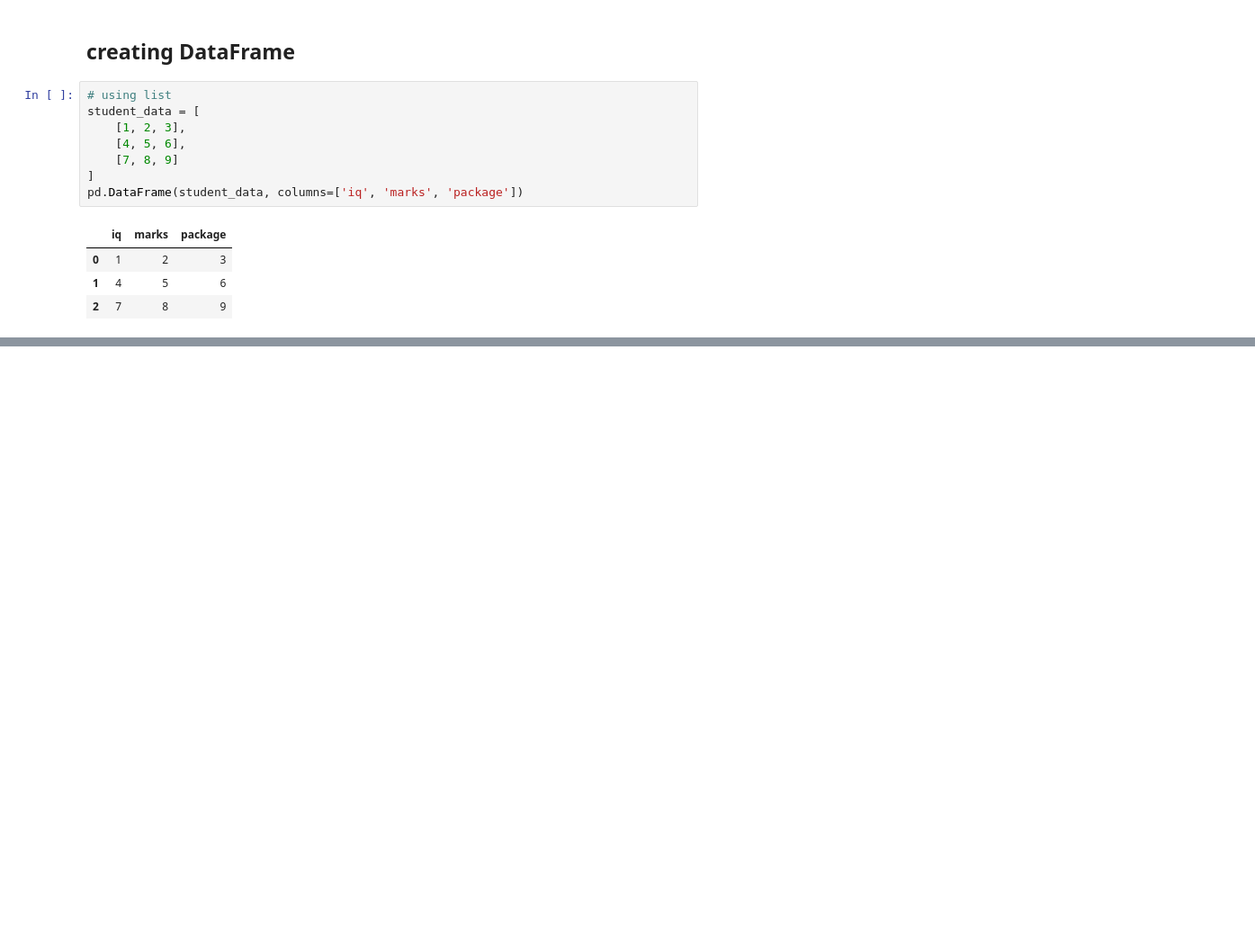
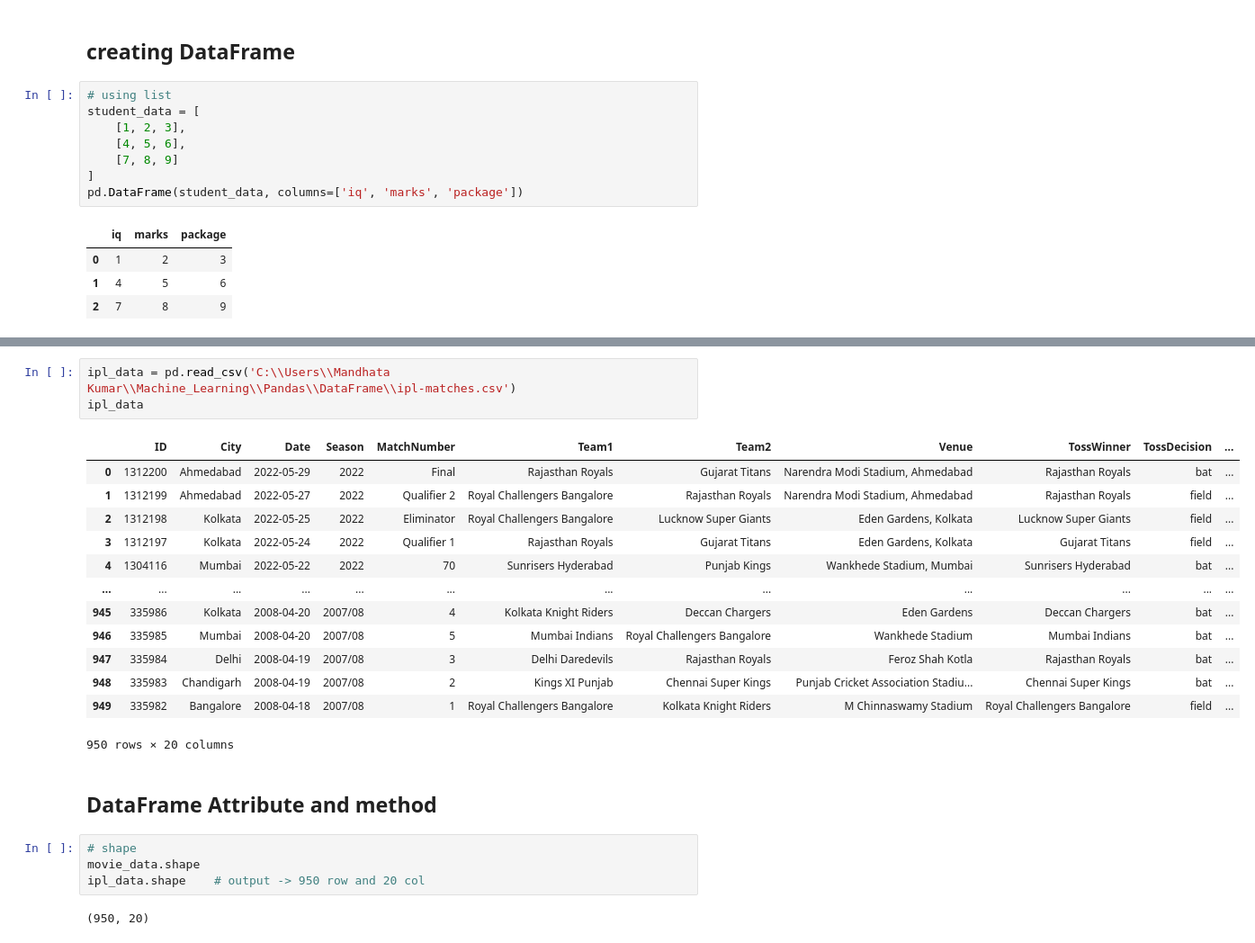
Before and after one commit to ProgramerSalar/Pandas, a Jupyter notebook: dataFrame.ipynb, the cells around one changed output, grey strips where cells are left out. Shown: that part at 90% size. Saved outputs shown, nothing was run; the diff lists cells and outputs as text; blank space fills up the shorter version.

Commit message:
some attribute and method

```diff
--- a/dataFrame.ipynb
+++ b/dataFrame.ipynb
@@ -20,0 +53,25 @@ pd.DataFrame(student_data, columns=['iq', 'marks', 'package'])
+# %%
+ipl_data = pd.read_csv('C:\\Users\\Mandhata Kumar\\Machine_Learning\\Pandas\\DataFrame\\ipl-matches.csv')
+ipl_data
+# %% [output]
+|  | ID | City | Date | Season | MatchNumber | Team1 | Team2 | Venue | TossWinner | TossDecision | ... |
+| 0 | 1312200 | Ahmedabad | 2022-05-29 | 2022 | Final | Rajasthan Royals | Gujarat Titans | Narendra Modi Stadium, Ahmedabad | Rajasthan Royals | bat | ... |
+| 1 | 1312199 | Ahmedabad | 2022-05-27 | 2022 | Qualifier 2 | Royal Challengers Bangalore | Rajasthan Royals | Narendra Modi Stadium, Ahmedabad | Rajasthan Royals | field | ... |
+| 2 | 1312198 | Kolkata | 2022-05-25 | 2022 | Eliminator | Royal Challengers Bangalore | Lucknow Super Giants | Eden Gardens, Kolkata | Lucknow Super Giants | field | ... |
+| 3 | 1312197 | Kolkata | 2022-05-24 | 2022 | Qualifier 1 | Rajasthan Royals | Gujarat Titans | Eden Gardens, Kolkata | Gujarat Titans | field | ... |
+| 4 | 1304116 | Mumbai | 2022-05-22 | 2022 | 70 | Sunrisers Hyderabad | Punjab Kings | Wankhede Stadium, Mumbai | Sunrisers Hyderabad | bat | ... |
+| ... | ... | ... | ... | ... | ... | ... | ... | ... | ... | ... | ... |
+| 945 | 335986 | Kolkata | 2008-04-20 | 2007/08 | 4 | Kolkata Knight Riders | Deccan Chargers | Eden Gardens | Deccan Chargers | bat | ... |
+| 946 | 335985 | Mumbai | 2008-04-20 | 2007/08 | 5 | Mumbai Indians | Royal Challengers Bangalore | Wankhede Stadium | Mumbai Indians | bat | ... |
+| 947 | 335984 | Delhi | 2008-04-19 | 2007/08 | 3 | Delhi Daredevils | Rajasthan Royals | Feroz Shah Kotla | Rajasthan Royals | bat | ... |
+| 948 | 335983 | Chandigarh | 2008-04-19 | 2007/08 | 2 | Kings XI Punjab | Chennai Super Kings | Punjab Cricket Association Stadiu... | Chennai Super Kings | bat | ... |
+| 949 | 335982 | Bangalore | 2008-04-18 | 2007/08 | 1 | Royal Challengers Bangalore | Kolkata Knight Riders | M Chinnaswamy Stadium | Royal Challengers Bangalore | field | ... |
+950 rows × 20 columns
+# %% [markdown]
+## DataFrame Attribute and method
+# %%
+# shape
+movie_data.shape
+ipl_data.shape    # output -> 950 row and 20 col
+# %% [output]
+(950, 20)
```
Also changed, not shown: parts of 16 cells of this notebook, 1 other file.
